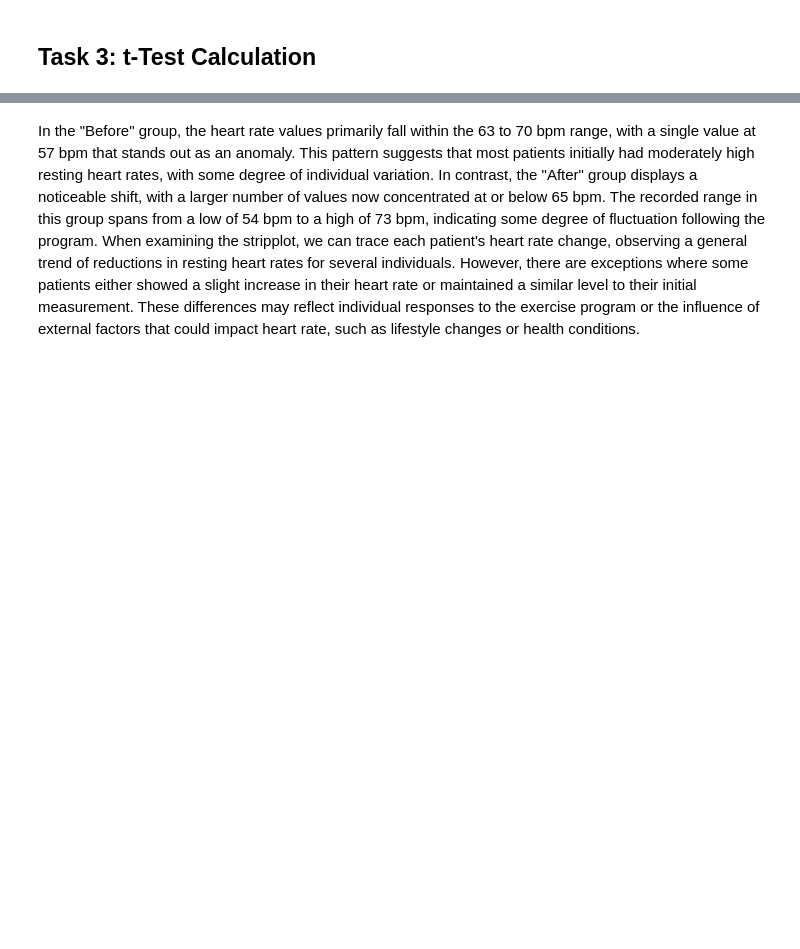
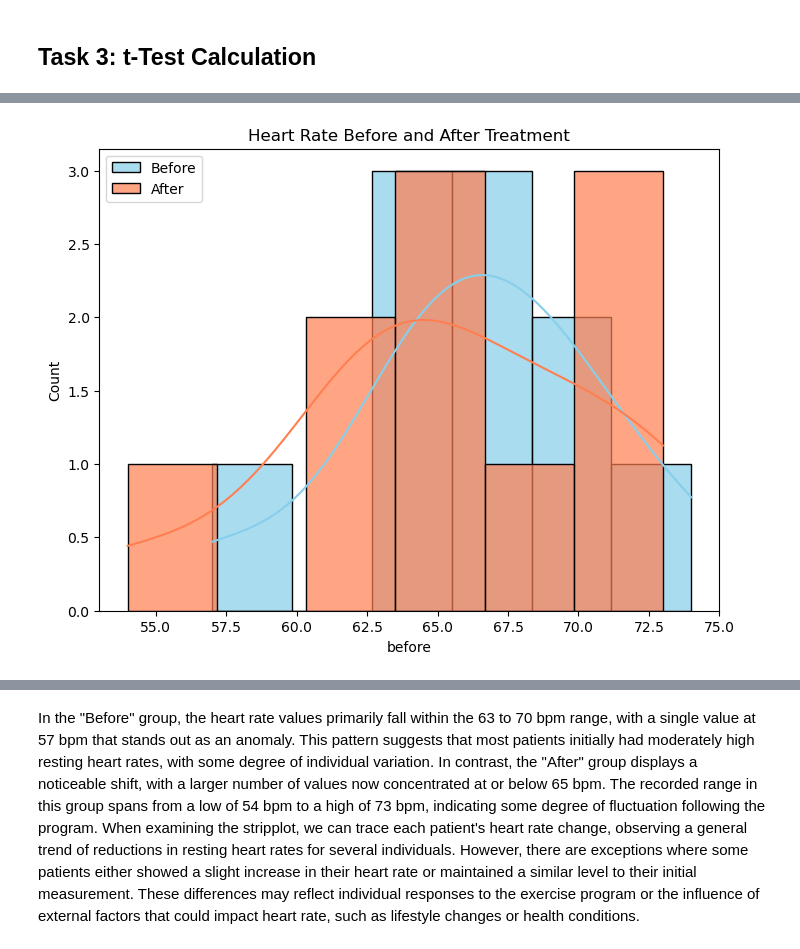
Before and after one commit to C-3sc0/applied_statistics, a Jupyter notebook: tasks.ipynb, the cells around one changed output, grey strips where cells are left out. Drawn from its saved outputs; the diff is of its cells as text; code cells hidden in the pictures; blank space fills up the shorter version.

```diff
--- a/tasks.ipynb
+++ b/tasks.ipynb
@@ -974,0 +917,11 @@ plt.show()
+# %%
+# create the figure and axis
+fig, ax = plt.subplots(figsize=(8, 6))
+# create a histogram
+sns.histplot(data=df, x='before', bins=6, color='skyblue', alpha=0.7, label='Before', kde=True) # add kde=True for kernel density estimation
+sns.histplot(data=df, x='after', bins=6, color='coral', alpha=0.7, label='After', kde=True)
+ax.legend()
+ax.set_title('Heart Rate Before and After Treatment')
+plt.show()
+# %% [output]
+[figure, added]
```
Also changed, not shown: parts of 85 cells of this notebook.
